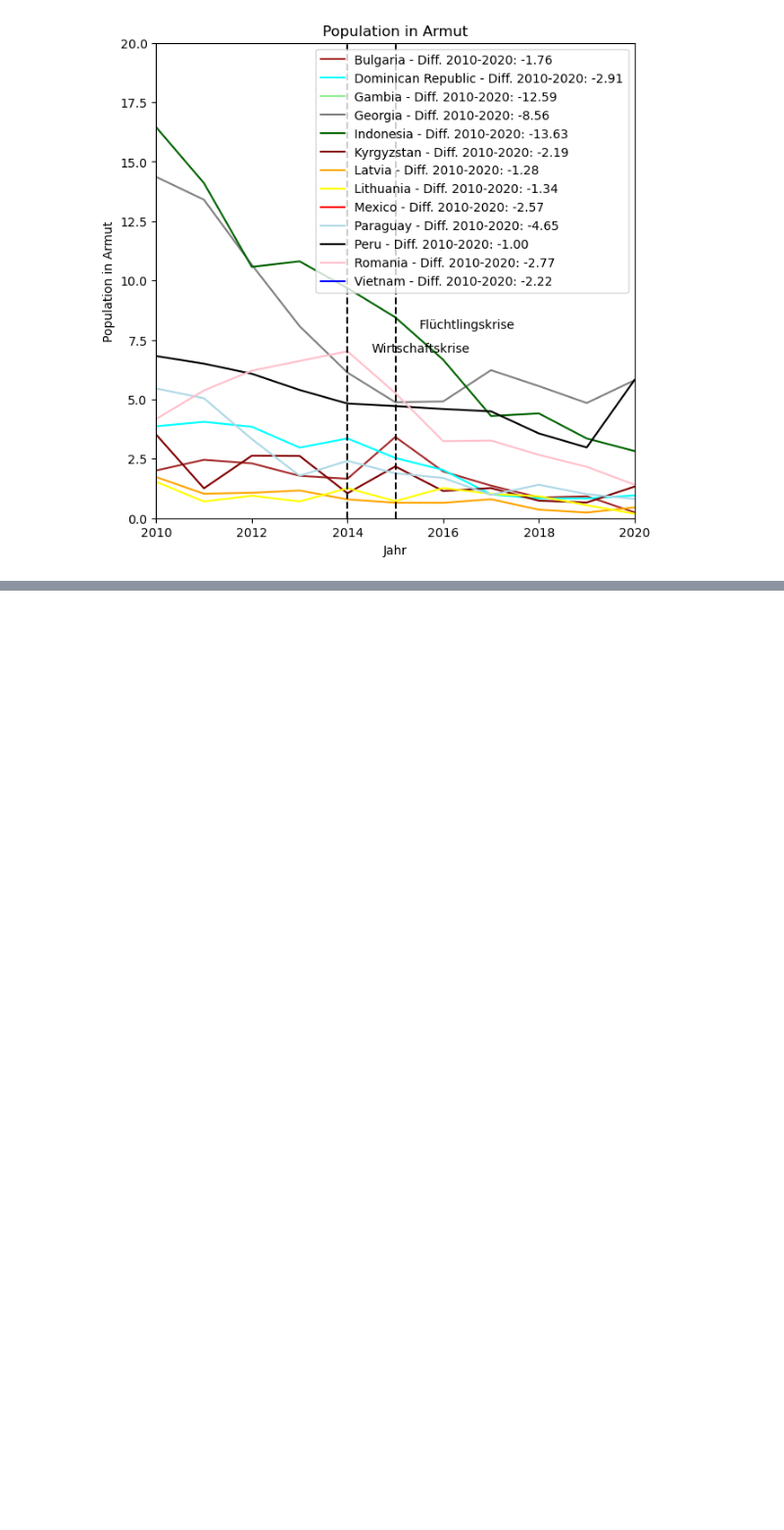
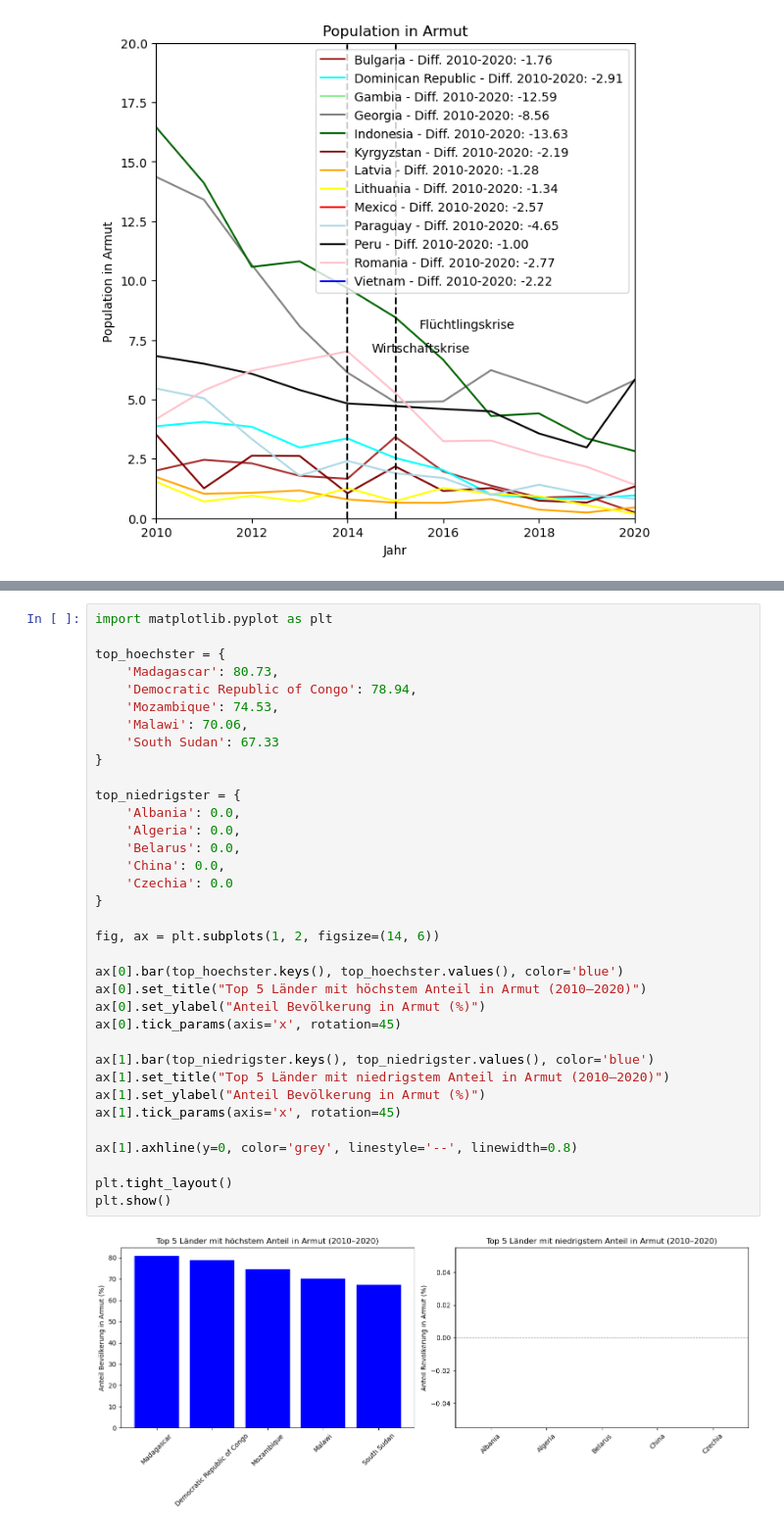
Before and after one commit to karinavonfelbert/Python-Leistungsnachweis, a Jupyter notebook: Python_LN.ipynb, the cells around one changed output, grey strips where cells are left out. Shown at 98% size. Cells and saved outputs as stored; diff of their text form; blank space fills up the shorter version.

```diff
--- a/Python_LN.ipynb
+++ b/Python_LN.ipynb
@@ -433,0 +392,37 @@ plt.show()
+# %%
+import matplotlib.pyplot as plt
+
+top_hoechster = {
+    'Madagascar': 80.73,
+    'Democratic Republic of Congo': 78.94,
+    'Mozambique': 74.53,
+    'Malawi': 70.06,
+    'South Sudan': 67.33
+}
+
+top_niedrigster = {
+    'Albania': 0.0,
+    'Algeria': 0.0,
+    'Belarus': 0.0,
+    'China': 0.0,
+    'Czechia': 0.0
+}
+
+fig, ax = plt.subplots(1, 2, figsize=(14, 6))
+
+ax[0].bar(top_hoechster.keys(), top_hoechster.values(), color='blue')
+ax[0].set_title("Top 5 Länder mit höchstem Anteil in Armut (2010–2020)")
+ax[0].set_ylabel("Anteil Bevölkerung in Armut (%)")
+ax[0].tick_params(axis='x', rotation=45)
+
+ax[1].bar(top_niedrigster.keys(), top_niedrigster.values(), color='blue')
+ax[1].set_title("Top 5 Länder mit niedrigstem Anteil in Armut (2010–2020)")
+ax[1].set_ylabel("Anteil Bevölkerung in Armut (%)")
+ax[1].tick_params(axis='x', rotation=45)
+
+ax[1].axhline(y=0, color='grey', linestyle='--', linewidth=0.8)
+
+plt.tight_layout()
+plt.show()
+# %% [output]
+[figure, added]
```
Also changed, not shown: parts of 6 cells of this notebook.
